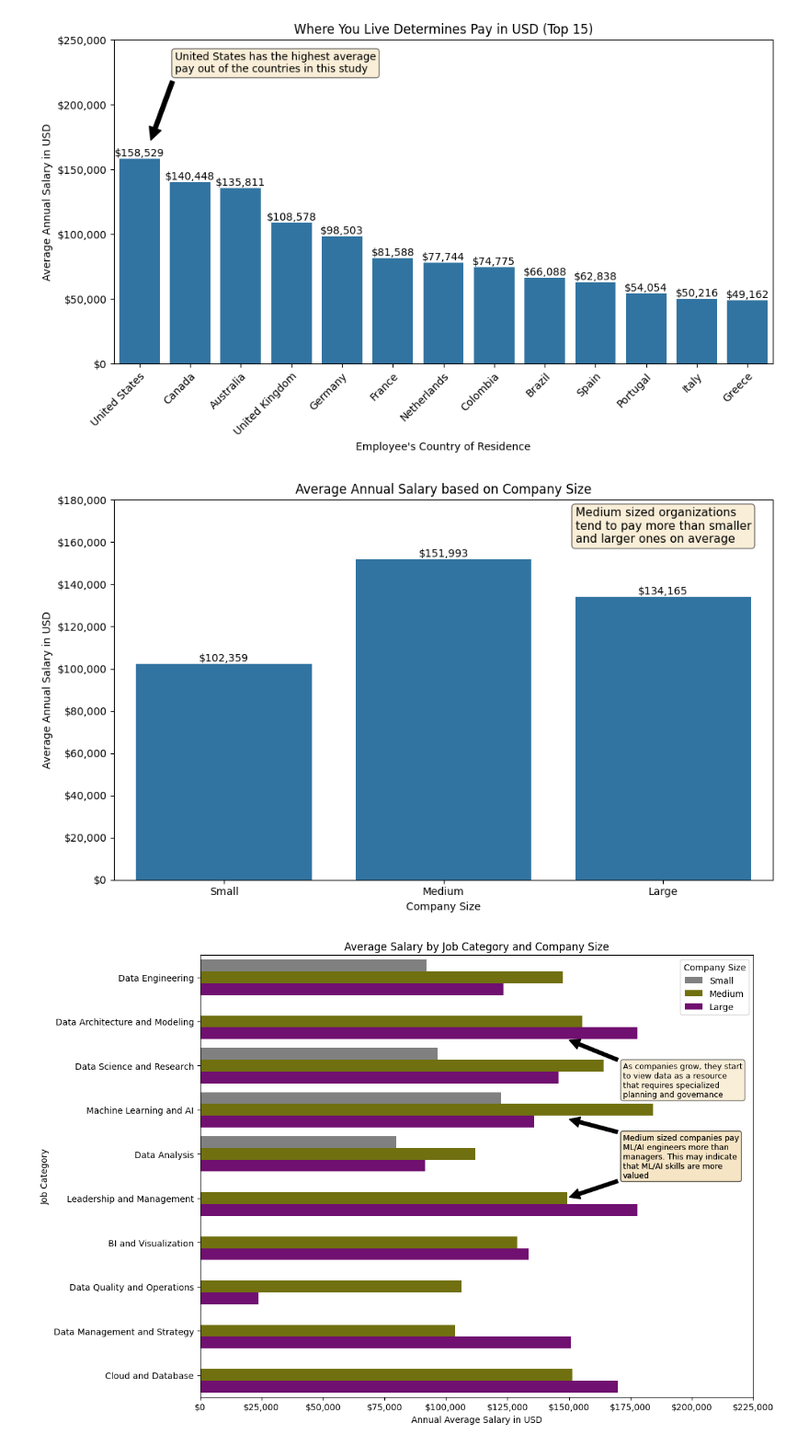
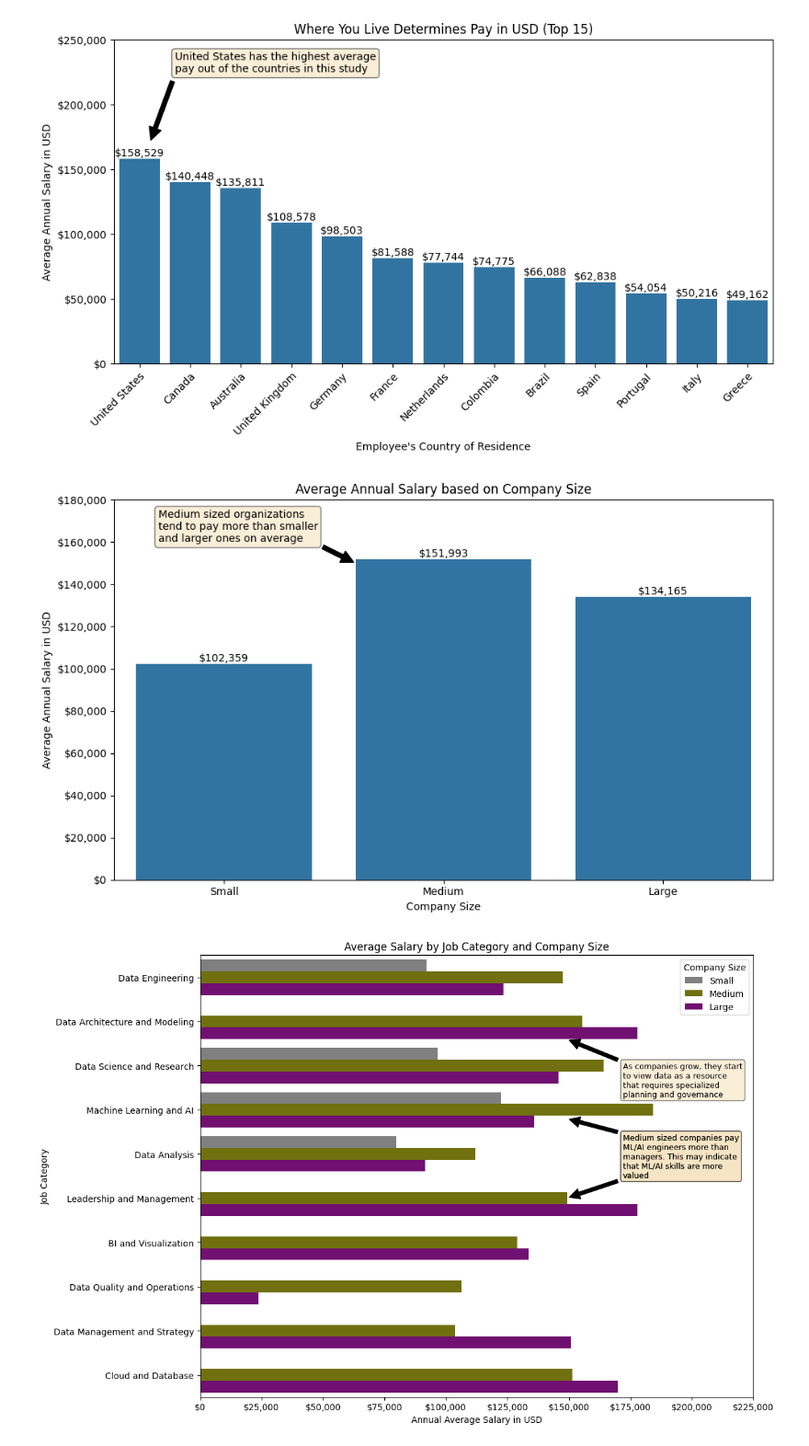
Before and after one commit to wwwinters/MSDS-670-Week-5-Assignment, a Jupyter notebook: src/WileyWinters_Week6_Assignment.ipynb, the cells around one changed output. Shown at 92% size. Drawn from its saved outputs; the diff is of its cells as text; code cells hidden in the pictures.

Commit message:
Changed text boxes to annotations

```diff
--- a/src/WileyWinters_Week6_Assignment.ipynb
+++ b/src/WileyWinters_Week6_Assignment.ipynb
@@ -228,26 +228,26 @@ fig.savefig('../images/highResidenceUSD.png', bbox_inches='tight', dpi=300)
 # %%
 # Average salary based on company size
 sizes = ('Small','Medium','Large')
 size = jobs_df.groupby('company_size').agg({'salary_in_usd': 'mean'}). \
                         sort_values('company_size', ascending=False)
 fig, ax = plt.subplots(figsize=(10,6))
 sns.barplot(data=size, x='company_size', y='salary_in_usd')
 ax.yaxis.set_major_formatter(mtick.StrMethodFormatter('${x:,.0f}'))
 x_pos = np.arange(len(sizes))
 ax.set_xticks(x_pos, labels=sizes)
 ax.set(xlabel='Company Size', ylabel='Average Annual Salary in USD',
        title='Average Annual Salary based on Company Size',
        ylim=(0,180000))
 textstr = '\n'.join(('Medium sized organizations',
                      'tend to pay more than smaller',
                      'and larger ones on average'))
 props = dict(boxstyle='round', facecolor='wheat', alpha=0.5)
-ax.text(0.7, 0.98, textstr, transform=ax.transAxes, fontsize=11,
-        verticalalignment='top', bbox=props)
+ax.annotate(textstr, xy=(0.6,150000), xytext=(-0.3,160000), bbox=props,
+            fontsize=10, arrowprops=dict(facecolor='black', shrink=0.05))
 ax.bar_label(ax.containers[0], fmt='${:,.0f}')
 fig.savefig('../images/aveCompanySize.png', bbox_inches='tight', dpi=300)
 # %% [output]
-[figure, old version]
+[figure, new version]
 # %%
 # Average salary by job category and company size
 fig, ax = plt.subplots(figsize=(12,8))
```
Also changed, not shown: parts of 1 cell of this notebook, 6 other files.
